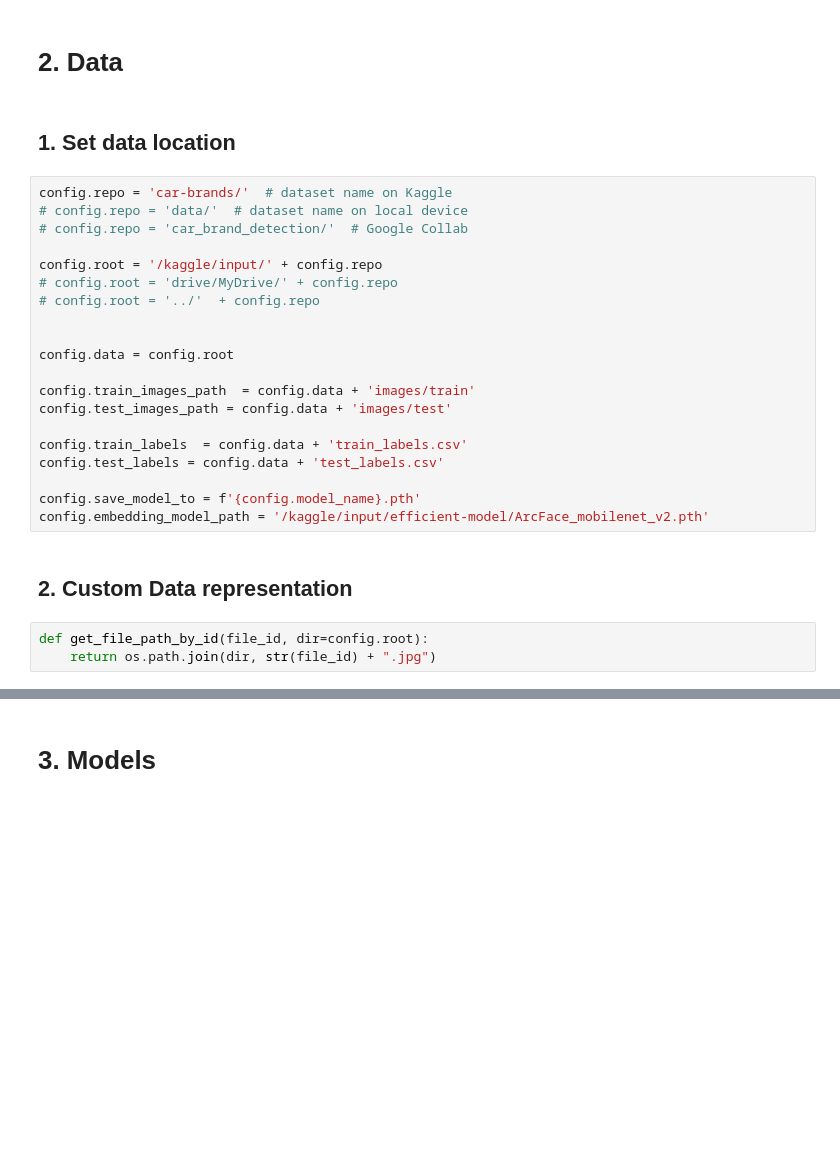
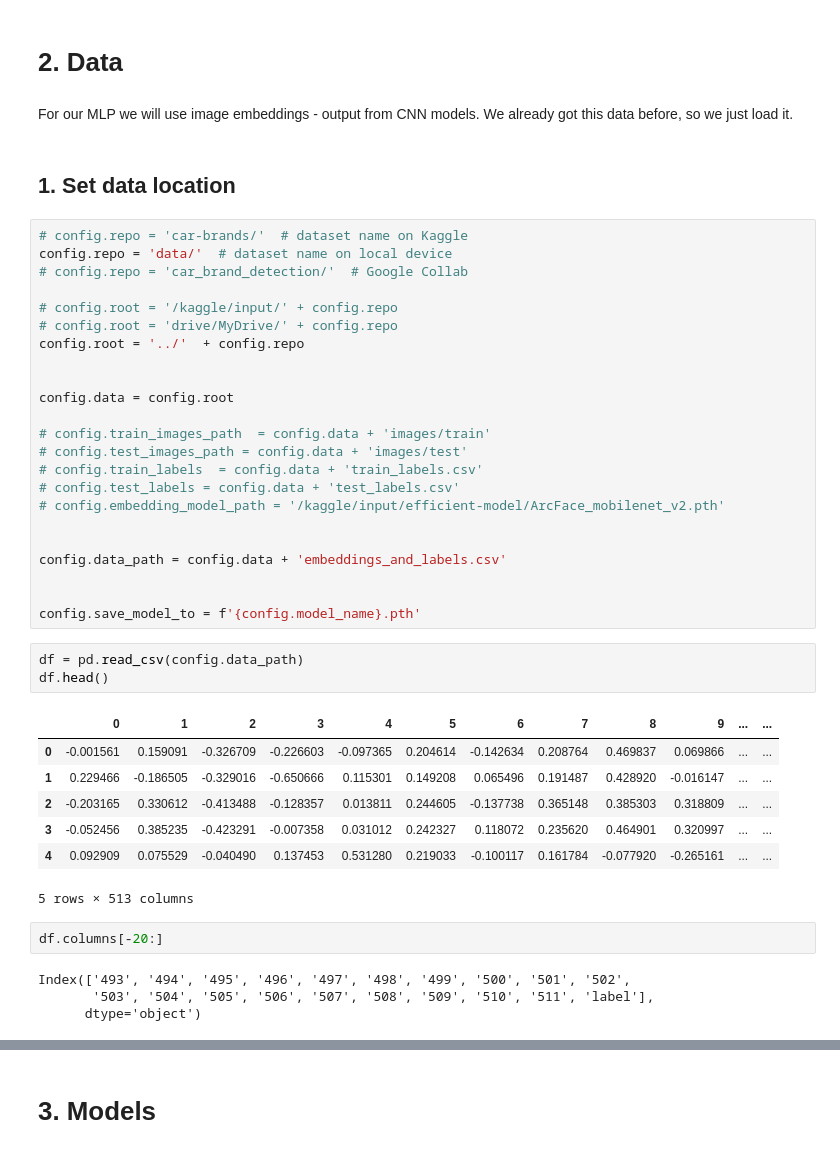
Before and after one commit to car-brand-detection/car-brand-detection, a Jupyter notebook: models/SiameseBinaryClassifier.ipynb, the cells around one changed output, grey strips where cells are left out. Drawn from its saved outputs; the diff is of its cells as text; blank space fills up the shorter version.

```diff
--- a/models/SiameseBinaryClassifier.ipynb
+++ b/models/SiameseBinaryClassifier.ipynb
@@ -138,30 +133,47 @@ def set_seed(seed=42):
 set_seed(seed=config.seed)
 # %% [markdown]
 # 2. Data
+# %% [markdown]
+For our MLP we will use image embeddings - output from CNN models. We already got this data before, so we just load it.
 # %% [markdown]
 ## 1. Set data location
 # %%
-config.repo = 'car-brands/'  # dataset name on Kaggle
-# config.repo = 'data/'  # dataset name on local device
+# config.repo = 'car-brands/'  # dataset name on Kaggle
+config.repo = 'data/'  # dataset name on local device
 # config.repo = 'car_brand_detection/'  # Google Collab
 
-config.root = '/kaggle/input/' + config.repo
+# config.root = '/kaggle/input/' + config.repo
 # config.root = 'drive/MyDrive/' + config.repo
-# config.root = '../'  + config.repo
+config.root = '../'  + config.repo
 
 
 config.data = config.root
 
-config.train_images_path  = config.data + 'images/train'
-config.test_images_path = config.data + 'images/test'
+# config.train_images_path  = config.data + 'images/train'
+# config.test_images_path = config.data + 'images/test'
+# config.train_labels  = config.data + 'train_labels.csv'
+# config.test_labels = config.data + 'test_labels.csv'
+# config.embedding_model_path = '/kaggle/input/efficient-model/ArcFace_mobilenet_v2.pth'
 
-config.train_labels  = config.data + 'train_labels.csv'
-config.test_labels = config.data + 'test_labels.csv'
+
+config.data_path = config.data + 'embeddings_and_labels.csv'
+
 
 config.save_model_to = f'{config.model_name}.pth'
-config.embedding_model_path = '/kaggle/input/efficient-model/ArcFace_mobilenet_v2.pth'
-# %% [markdown]
-## 2. Custom Data representation
-# %%
-def get_file_path_by_id(file_id, dir=config.root):
-    return os.path.join(dir, str(file_id) + ".jpg")
+# %%
+df = pd.read_csv(config.data_path)
+df.head()
+# %% [output]
+|  | 0 | 1 | 2 | 3 | 4 | 5 | 6 | 7 | 8 | 9 | ... | ... |
+| 0 | -0.001561 | 0.159091 | -0.326709 | -0.226603 | -0.097365 | 0.204614 | -0.142634 | 0.208764 | 0.469837 | 0.069866 | ... | ... |
+| 1 | 0.229466 | -0.186505 | -0.329016 | -0.650666 | 0.115301 | 0.149208 | 0.065496 | 0.191487 | 0.428920 | -0.016147 | ... | ... |
+| 2 | -0.203165 | 0.330612 | -0.413488 | -0.128357 | 0.013811 | 0.244605 | -0.137738 | 0.365148 | 0.385303 | 0.318809 | ... | ... |
+| 3 | -0.052456 | 0.385235 | -0.423291 | -0.007358 | 0.031012 | 0.242327 | 0.118072 | 0.235620 | 0.464901 | 0.320997 | ... | ... |
+| 4 | 0.092909 | 0.075529 | -0.040490 | 0.137453 | 0.531280 | 0.219033 | -0.100117 | 0.161784 | -0.077920 | -0.265161 | ... | ... |
+5 rows × 513 columns
+# %%
+df.columns[-20:]
+# %% [output]
+Index(['493', '494', '495', '496', '497', '498', '499', '500', '501', '502',
+       '503', '504', '505', '506', '507', '508', '509', '510', '511', 'label'],
+      dtype='object')
```
Also changed, not shown: parts of 52 cells of this notebook.
